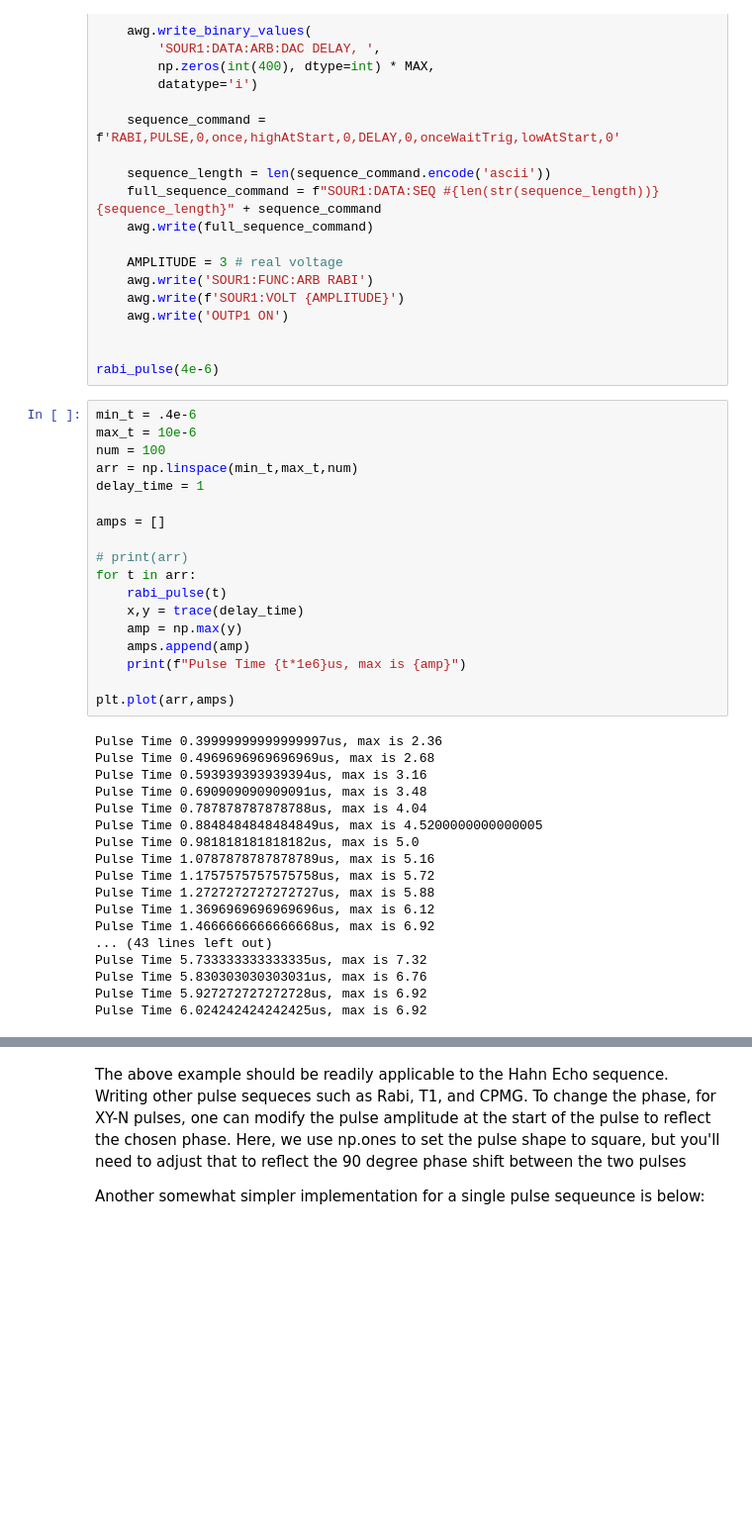
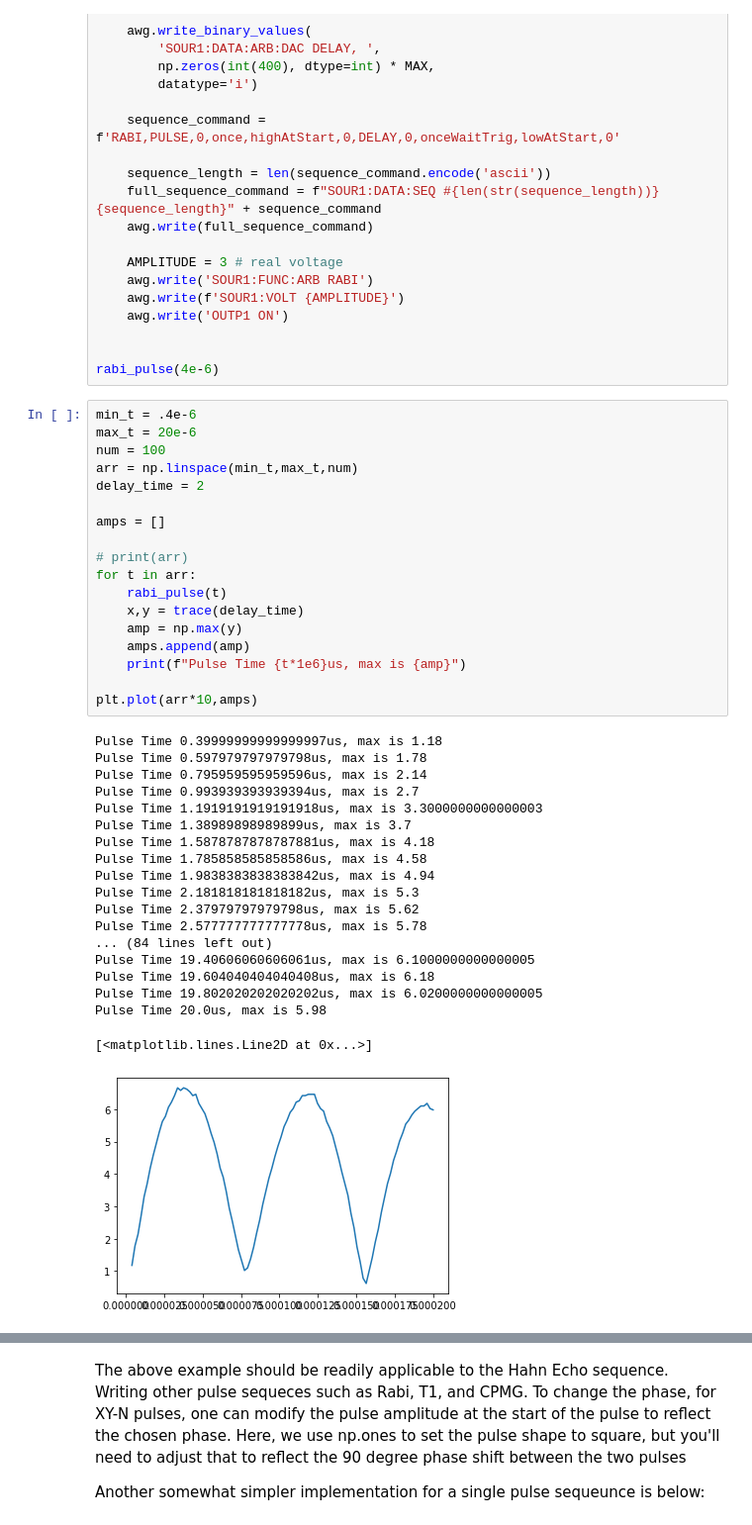
Before and after one commit to 314152718/NMR, a Jupyter notebook: NMR_SampleCode_New.ipynb, the cells around one changed output, grey strips where cells are left out. Shown: that part at 99% size. Cells and saved outputs as stored; diff of their text form; blank space fills up the shorter version.

```diff
--- a/NMR_SampleCode_New.ipynb
+++ b/NMR_SampleCode_New.ipynb
@@ -205,37 +206,39 @@ def rabi_pulse(t):
 rabi_pulse(4e-6)
 # %%
 min_t = .4e-6
-max_t = 10e-6
+max_t = 20e-6
 num = 100
 arr = np.linspace(min_t,max_t,num)
-delay_time = 1
+delay_time = 2
 
 amps = []
 
 # print(arr)
 for t in arr:
     rabi_pulse(t)
     x,y = trace(delay_time)
     amp = np.max(y)
     amps.append(amp)
     print(f"Pulse Time {t*1e6}us, max is {amp}")
 
-plt.plot(arr,amps)
+plt.plot(arr*10,amps)
 # %% [output]
-Pulse Time 0.39999999999999997us, max is 2.36
-Pulse Time 0.4969696969696969us, max is 2.68
-Pulse Time 0.593939393939394us, max is 3.16
-Pulse Time 0.690909090909091us, max is 3.48
-Pulse Time 0.787878787878788us, max is 4.04
-Pulse Time 0.8848484848484849us, max is 4.5200000000000005
-Pulse Time 0.981818181818182us, max is 5.0
-Pulse Time 1.0787878787878789us, max is 5.16
-Pulse Time 1.1757575757575758us, max is 5.72
-Pulse Time 1.2727272727272727us, max is 5.88
-Pulse Time 1.3696969696969696us, max is 6.12
-Pulse Time 1.4666666666666668us, max is 6.92
-... (43 lines left out)
-Pulse Time 5.733333333333335us, max is 7.32
-Pulse Time 5.830303030303031us, max is 6.76
-Pulse Time 5.927272727272728us, max is 6.92
-Pulse Time 6.024242424242425us, max is 6.92
+Pulse Time 0.39999999999999997us, max is 1.18
+Pulse Time 0.597979797979798us, max is 1.78
+Pulse Time 0.795959595959596us, max is 2.14
+Pulse Time 0.993939393939394us, max is 2.7
+Pulse Time 1.1919191919191918us, max is 3.3000000000000003
+Pulse Time 1.38989898989899us, max is 3.7
+Pulse Time 1.5878787878787881us, max is 4.18
+Pulse Time 1.785858585858586us, max is 4.58
+Pulse Time 1.9838383838383842us, max is 4.94
+Pulse Time 2.181818181818182us, max is 5.3
+Pulse Time 2.37979797979798us, max is 5.62
+Pulse Time 2.577777777777778us, max is 5.78
+... (84 lines left out)
+Pulse Time 19.40606060606061us, max is 6.1000000000000005
+Pulse Time 19.604040404040408us, max is 6.18
+Pulse Time 19.802020202020202us, max is 6.0200000000000005
+Pulse Time 20.0us, max is 5.98
+[<matplotlib.lines.Line2D at 0x...>]
+[figure, added]
```
Also changed, not shown: parts of 11 cells of this notebook, 1 other file.
